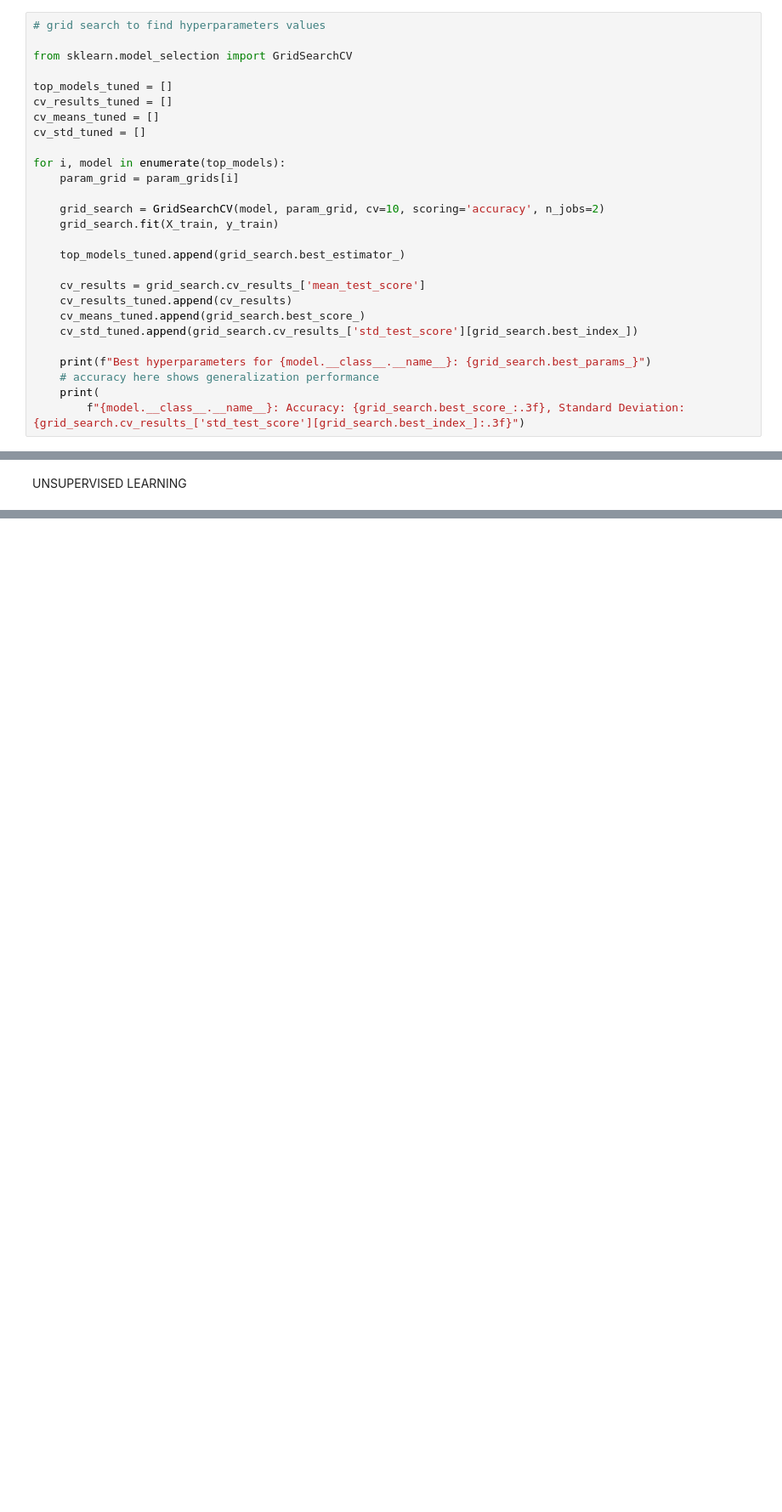
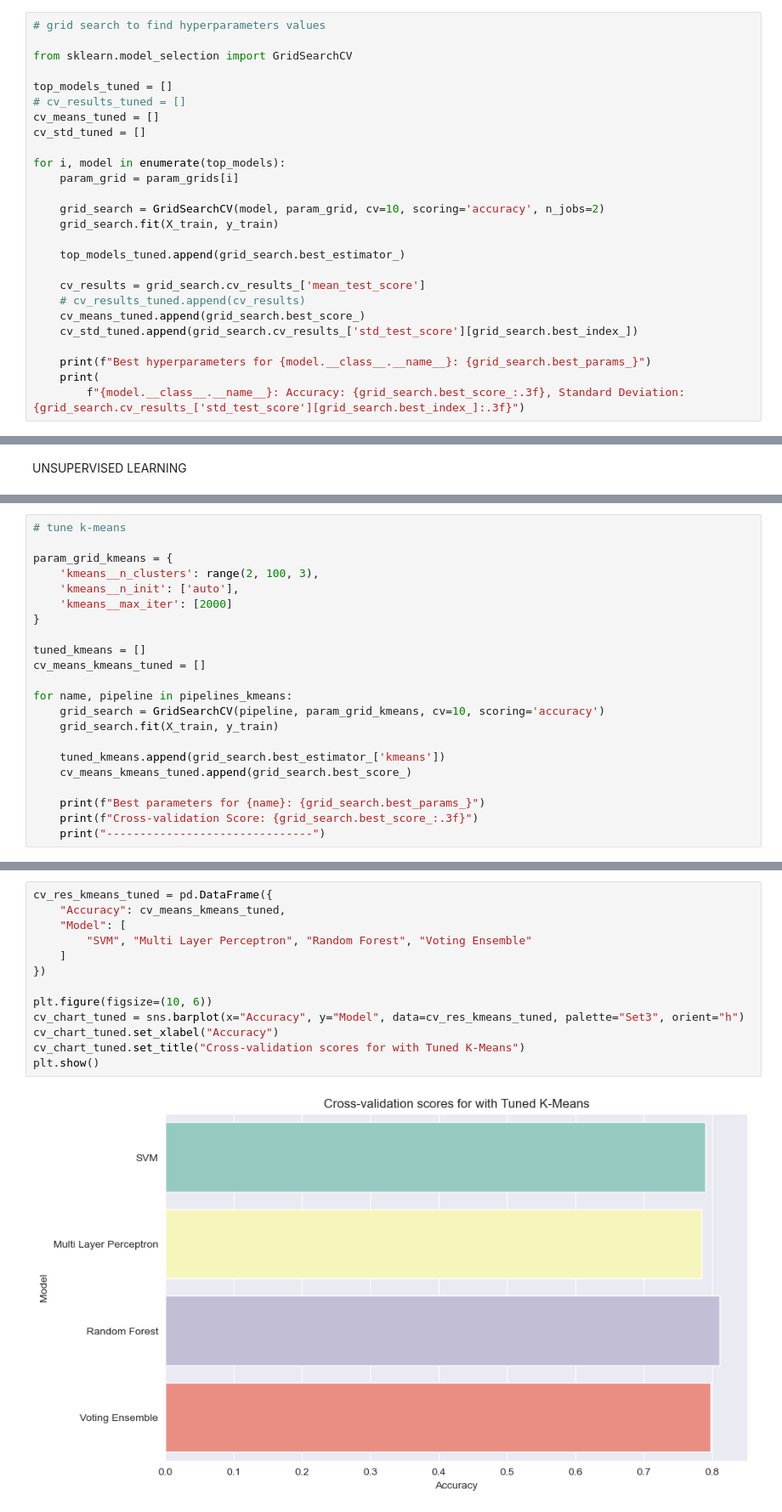
Before and after one commit to filcampos00/ML-titanic, a Jupyter notebook: src/titanic_notebook.ipynb, the cells around one changed output, grey strips where cells are left out. Shown: that part at 85% size. Drawn from its saved outputs; the diff is of its cells as text; blank space fills up the shorter version.

Commit message:
UL K-Means

```diff
--- a/src/titanic_notebook.ipynb
+++ b/src/titanic_notebook.ipynb
@@ -422,7 +422,7 @@ param_grids = [param_grid_svc, param_grid_mlp, param_grid_rf]
 from sklearn.model_selection import GridSearchCV
 
 top_models_tuned = []
-cv_results_tuned = []
+# cv_results_tuned = []
 cv_means_tuned = []
 cv_std_tuned = []
 
@@ -435,12 +435,11 @@ for i, model in enumerate(top_models):
     top_models_tuned.append(grid_search.best_estimator_)
 
     cv_results = grid_search.cv_results_['mean_test_score']
-    cv_results_tuned.append(cv_results)
+    # cv_results_tuned.append(cv_results)
     cv_means_tuned.append(grid_search.best_score_)
     cv_std_tuned.append(grid_search.cv_results_['std_test_score'][grid_search.best_index_])
 
     print(f"Best hyperparameters for {model.__class__.__name__}: {grid_search.best_params_}")
-    # accuracy here shows generalization performance
     print(
         f"{model.__class__.__name__}: Accuracy: {grid_search.best_score_:.3f}, Standard Deviation: {grid_search.cv_results_['std_test_score'][grid_search.best_index_]:.3f}")
 # %% [output]
@@ -622,0 +618,22 @@ Accuracy on training dataset: 83.5
+# %%
+# tune k-means
+
+param_grid_kmeans = {
+    'kmeans__n_clusters': range(2, 100, 3),
+    'kmeans__n_init': ['auto'],
+    'kmeans__max_iter': [2000]
+}
+
+tuned_kmeans = []
+cv_means_kmeans_tuned = []
+
+for name, pipeline in pipelines_kmeans:
+    grid_search = GridSearchCV(pipeline, param_grid_kmeans, cv=10, scoring='accuracy')
+    grid_search.fit(X_train, y_train)
+
+    tuned_kmeans.append(grid_search.best_estimator_['kmeans'])
+    cv_means_kmeans_tuned.append(grid_search.best_score_)
+
+    print(f"Best parameters for {name}: {grid_search.best_params_}")
+    print(f"Cross-validation Score: {grid_search.best_score_:.3f}")
+    print("-------------------------------")
@@ -622,0 +653,15 @@ Accuracy on training dataset: 83.5
+# %%
+cv_res_kmeans_tuned = pd.DataFrame({
+    "Accuracy": cv_means_kmeans_tuned,
+    "Model": [
+        "SVM", "Multi Layer Perceptron", "Random Forest", "Voting Ensemble"
+    ]
+})
+
+plt.figure(figsize=(10, 6))
+cv_chart_tuned = sns.barplot(x="Accuracy", y="Model", data=cv_res_kmeans_tuned, palette="Set3", orient="h")
+cv_chart_tuned.set_xlabel("Accuracy")
+cv_chart_tuned.set_title("Cross-validation scores for with Tuned K-Means")
+plt.show()
+# %% [output]
+[figure, added]
```
Also changed, not shown: parts of 10 cells of this notebook.
